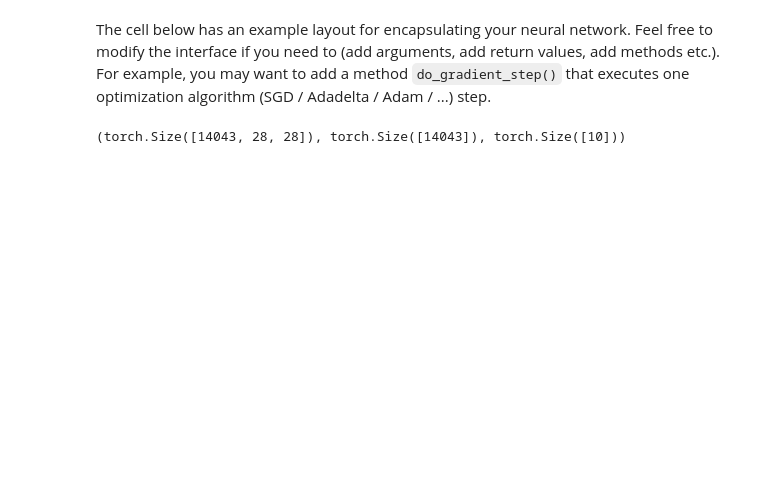
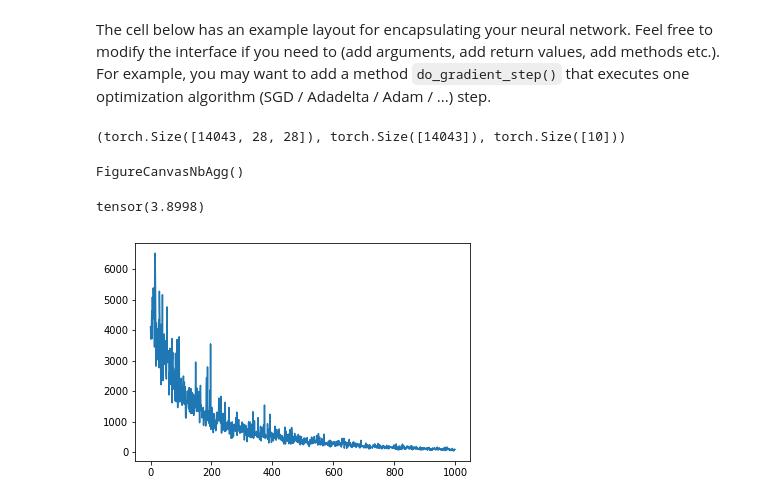
Before and after one commit to SomeoneSerge/skt_deeplearning, a Jupyter notebook: HW2/homework_part1.ipynb, the cells around one changed output. Drawn from its saved outputs; the diff is of its cells as text; code cells hidden in the pictures; blank space fills up the shorter version.

```diff
--- a/HW2/homework_part1.ipynb
+++ b/HW2/homework_part1.ipynb
@@ -572,3 +607,38 @@ def accuracy(model, images, labels):
+# %%
+def test_adam():
+    class QModel(ParameterizedModel):
+        def __init__(self, A):
+            self.A = A
+        def forward(self, input):
+            A = self.A
+            out = torch.einsum('bi,ij,bj->b', input, A, input)
+            assert out.dim() == 1
+            return out
+        def parameters(self):
+            return (self.A,)
+    n = 5
+    true_model = QModel(torch.randn(n, n))
+    def batches(bs=128):
+        while True:
+            x = torch.randn(bs, n)
+            y = true_model.forward(x)
+            yield (x, y)
+    trainable = QModel(torch.randn(n, n, requires_grad=True))
+    opt = Adam(trainable.parameters(), lr=.1)
+    lossporn = []
+    opt.register_epoch_posthook(lambda L: lossporn.append(L))
+    loss = lambda pred, labels: torch.norm(pred - labels)**2
+    opt.evolve(trainable, loss, batches(), 1000)
+    fig, ax = plt.subplots()
+    ax.plot(lossporn)
+    with torch.no_grad():
+        print(torch.norm(true_model.A - trainable.A))
+test_adam()
+plt.show()
+# %% [output]
+FigureCanvasNbAgg()
+tensor(3.8998)
+[figure, added]
 # %%
 class AddExplicitChannel(ParameterizedModel):
     def forward(self, input):
```
Also changed, not shown: parts of 9 cells of this notebook.
